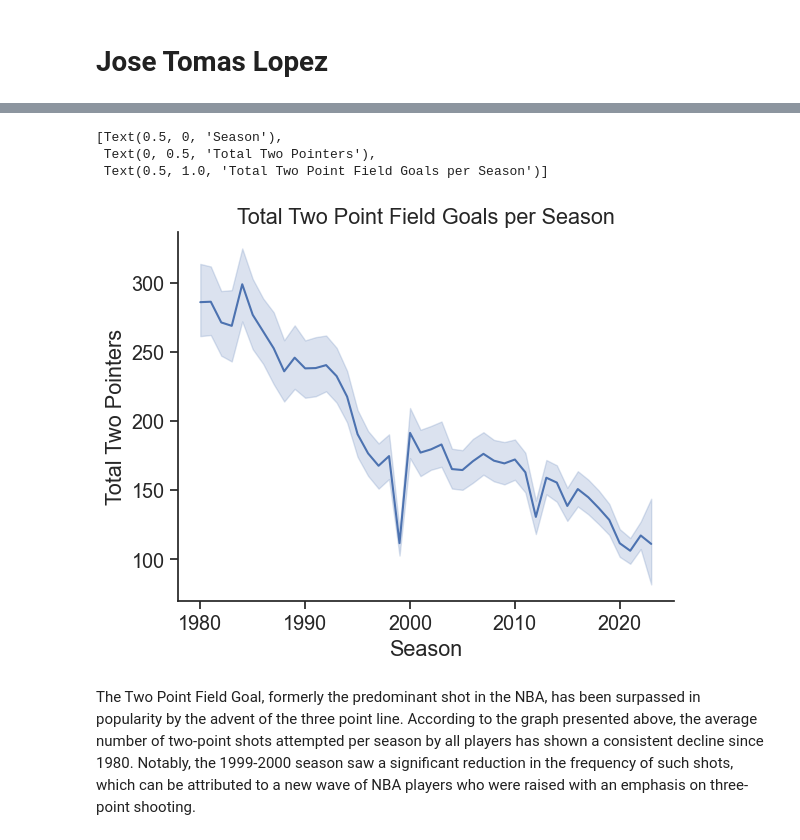
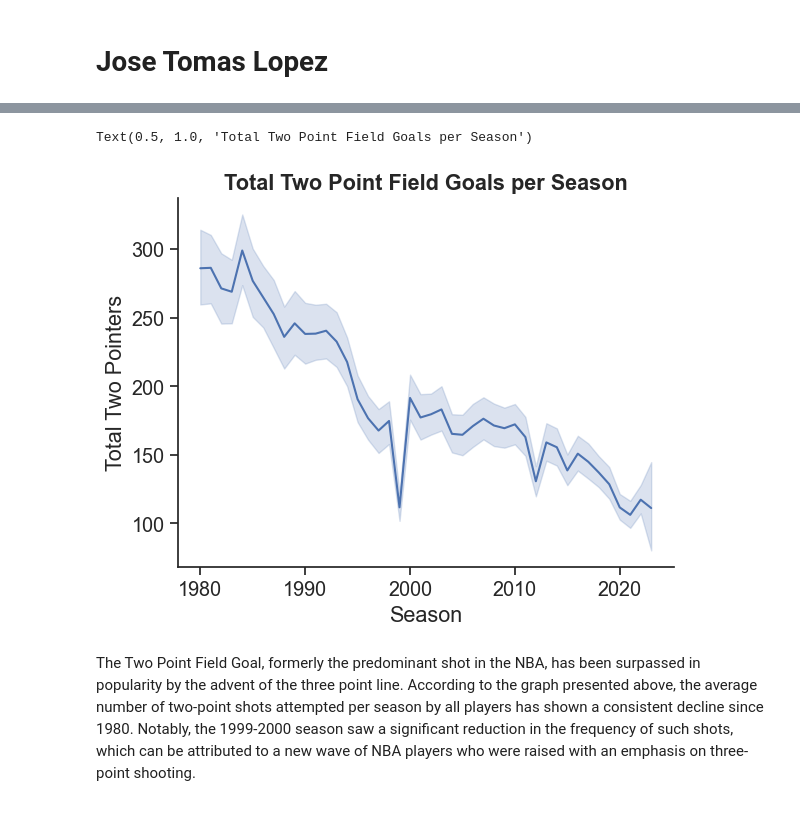
Before and after one commit to ubco-W2022T2-data301/project-group-group-23, a Jupyter notebook: analysis/analysis3.ipynb, the cells around one changed output, grey strips where cells are left out. Cells and saved outputs as stored; diff of their text form; code cells hidden in the pictures.

```diff
--- a/analysis/analysis3.ipynb
+++ b/analysis/analysis3.ipynb
@@ -10,10 +10,14 @@ import seaborn as sns
 sns.set_theme(style="ticks", font_scale=1.3)
 plt.rc("axes.spines", top=False, right=False)
 # %%
-df = pd.read_csv("../data/processed/merged_cleaned.csv", index_col=[0],).loc[lambda x: x['player_name'].isin(['Michael Jordan', 'Demar Dozan',])]
-[['player_name', 'season', 'two_pointers', 'three_point_percentage','games_played']]
+df = pd.read_csv("../data/processed/merged_cleaned.csv", index_col=[0],)
+
 # Filter data to exclude values of 0 and 1
 df = df[(df['two_point_percentage'] != 0) & (df['two_point_percentage'] != 1)]
-
+experienced_players = df[df['years_of_experience'] > 10]
 df
 df2 = pd.read_csv("../data/processed/player_per_game_cleaned.csv", index_col=[0])
+# Select only data for Michael Jordan, DeMar DeRozan, and Stephen Curry
+players = ['Michael Jordan', 'DeMar DeRozan', 'Stephen Curry']
+df3 = pd.read_csv("../data/processed/merged_cleaned.csv", index_col=[0])
+df3 = df3.loc[df3['player_name'].isin(players)][['player_name', 'season', 'two_pointers']]
@@ -27,12 +24,10 @@ sns.scatterplot(data=df, x='season', y='field_goal_percentage',)
 # %%
-sns.lineplot(data=df, x='season', y='two_pointers',)\
-   .set(xlabel='Season', ylabel='Total Two Pointers',
-        title='Total Two Point Field Goals per Season',)
+ax = sns.lineplot(data=df, x='season', y='two_pointers')
+ax.set(xlabel='Season', ylabel='Total Two Pointers')
+ax.set_title('Total Two Point Field Goals per Season', fontweight='bold')
 # %% [output]
-[Text(0.5, 0, 'Season'),
- Text(0, 0.5, 'Total Two Pointers'),
- Text(0.5, 1.0, 'Total Two Point Field Goals per Season')]
+Text(0.5, 1.0, 'Total Two Point Field Goals per Season')
-[figure, old version]
+[figure, new version]
 # %% [markdown]
 The Two Point Field Goal, formerly the predominant shot in the NBA, has been surpassed in popularity by the advent of the three point line. According to the graph presented above, the average number of two-point shots attempted per season by all players has shown a consistent decline since 1980. Notably, the 1999-2000 season saw a significant reduction in the frequency of such shots, which can be attributed to a new wave of NBA players who were raised with an emphasis on three-point shooting.
 # %%
```
Also changed, not shown: parts of 9 cells of this notebook.
